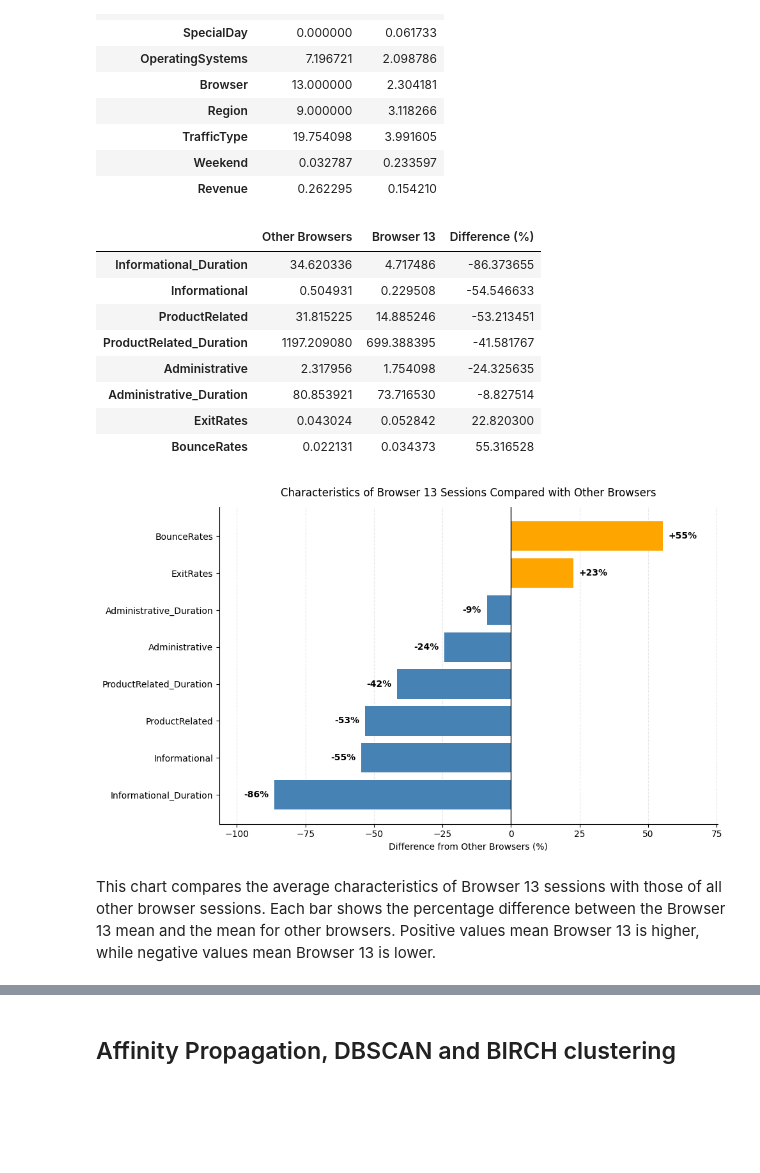
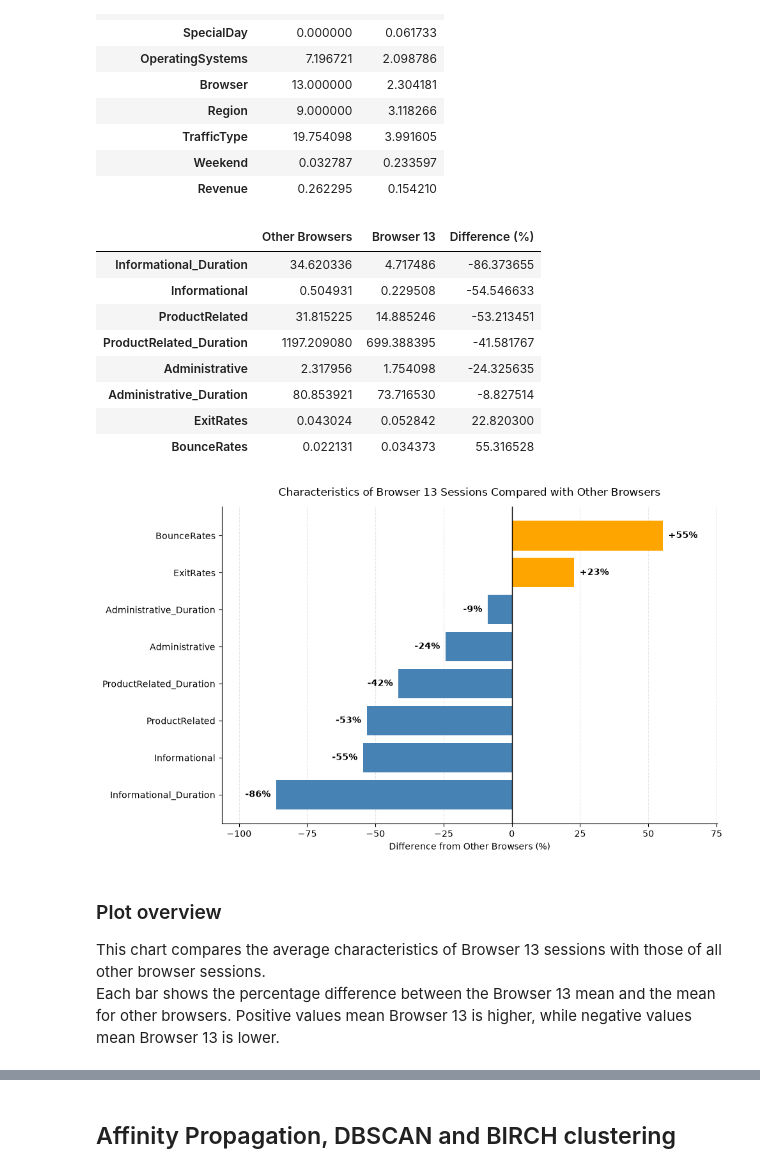
Before and after one commit to kenshin812/data_analysis, a Jupyter notebook: assignment2/submission.ipynb, the cells around one changed output, grey strips where cells are left out. Cells and saved outputs as stored; diff of their text form; code cells hidden in the pictures; blank space fills up the shorter version.

```diff
--- a/assignment2/submission.ipynb
+++ b/assignment2/submission.ipynb
@@ -165,12 +127,7 @@ Overall, the data suggests that sessions resulting in purchases are characterize
 # %% [markdown]
 ## 1.2
 # %%
-df["BrowserGroup"] = np.where(
-    df["Browser"] == 13,
-    "Browser 13",
-    "Other browsers"
-)
-
+df["BrowserGroup"] = np.where(df["Browser"] == 13, "Browser 13", "Other browsers")
 print(df["BrowserGroup"].value_counts())
 # %% [output]
 BrowserGroup
@@ -206,9 +157,6 @@ story_table
 | Weekend | 0.032787 | 0.233597 |
 | Revenue | 0.262295 | 0.154210 |
 # %%
-import matplotlib.pyplot as plt
-import pandas as pd
-
 features = [
     "Administrative",
     "Informational",
@@ -218,7 +166,7 @@ features = [
     "ProductRelated_Duration",
     "BounceRates",
     "ExitRates"
-]
+    ]
 
 browser13 = df[df["Browser"] == 13]
 others = df[df["Browser"] != 13]
@@ -226,7 +174,7 @@ others = df[df["Browser"] != 13]
 comparison_table = pd.DataFrame({
     "Other Browsers": others[features].mean(),
     "Browser 13": browser13[features].mean()
-})
+    })
 
 # Percentage difference compared with other browsers
 comparison_table["Difference (%)"] = (
@@ -237,7 +185,6 @@ comparison_table["Difference (%)"] = (
 
 # Sort for easier interpretation
 comparison_table = comparison_table.sort_values("Difference (%)")
-
 display(comparison_table)
 
 
@@ -252,23 +199,12 @@ differences = comparison_table["Difference (%)"]
 # Different colors:
 # negative = Browser 13 lower
 # positive = Browser 13 higher
-colors = [
-    "steelblue" if value < 0 else "orange"
-    for value in differences
-]
+colors = ["steelblue" if value < 0 else "orange" for value in differences]
 
-bars = ax.barh(
-    comparison_table.index,
-    differences,
-    color=colors
-)
+bars = ax.barh(comparison_table.index, differences, color=colors)
 
 # Zero reference line
-ax.axvline(
-    0,
-    color="black",
-    linewidth=1
-)
+ax.axvline(0, color="black", linewidth=1)
 
 # Percentage labels
 for bar, value in zip(bars, differences):
@@ -296,47 +232,39 @@ for bar, value in zip(bars, differences):
             fontsize=10,
             fontweight="bold"
         )
 
 
 # Give labels enough room
 xmin = differences.min() - 20
 xmax = differences.max() + 20
 
 ax.set_xlim(xmin, xmax)
-
 ax.set_xlabel("Difference from Other Browsers (%)")
-
-ax.set_title(
-    "Characteristics of Browser 13 Sessions Compared with Other Browsers",
-    pad=12
-)
+ax.set_title("Characteristics of Browser 13 Sessions Compared with Other Browsers", pad=12)
 
 # Remove unnecessary borders
 ax.spines["top"].set_visible(False)
 ax.spines["right"].set_visible(False)
 
 # Light grid for readability
-ax.grid(
-    axis="x",
-    linestyle="--",
-    alpha=0.3
-)
-
+ax.grid(axis="x", linestyle="--", alpha=0.3)
 ax.set_axisbelow(True)
-
 plt.tight_layout()
 plt.show()
 # %% [output]
 |  | Other Browsers | Browser 13 | Difference (%) |
 | Informational_Duration | 34.620336 | 4.717486 | -86.373655 |
 | Informational | 0.504931 | 0.229508 | -54.546633 |
 | ProductRelated | 31.815225 | 14.885246 | -53.213451 |
 | ProductRelated_Duration | 1197.209080 | 699.388395 | -41.581767 |
 | Administrative | 2.317956 | 1.754098 | -24.325635 |
 | Administrative_Duration | 80.853921 | 73.716530 | -8.827514 |
 | ExitRates | 0.043024 | 0.052842 | 22.820300 |
 | BounceRates | 0.022131 | 0.034373 | 55.316528 |
-[figure, old version]
+[figure, new version]
 # %% [markdown]
-This chart compares the average characteristics of Browser 13 sessions with those of all other browser sessions. Each bar shows the percentage difference between the Browser 13 mean and the mean for other browsers. Positive values mean Browser 13 is higher, while negative values mean Browser 13 is lower.
+### Plot overview
+
+This chart compares the average characteristics of Browser 13 sessions with those of all other browser sessions.
+Each bar shows the percentage difference between the Browser 13 mean and the mean for other browsers. Positive values mean Browser 13 is higher, while negative values mean Browser 13 is lower.
 # %% [markdown]
```
Also changed, not shown: parts of 41 cells of this notebook.
